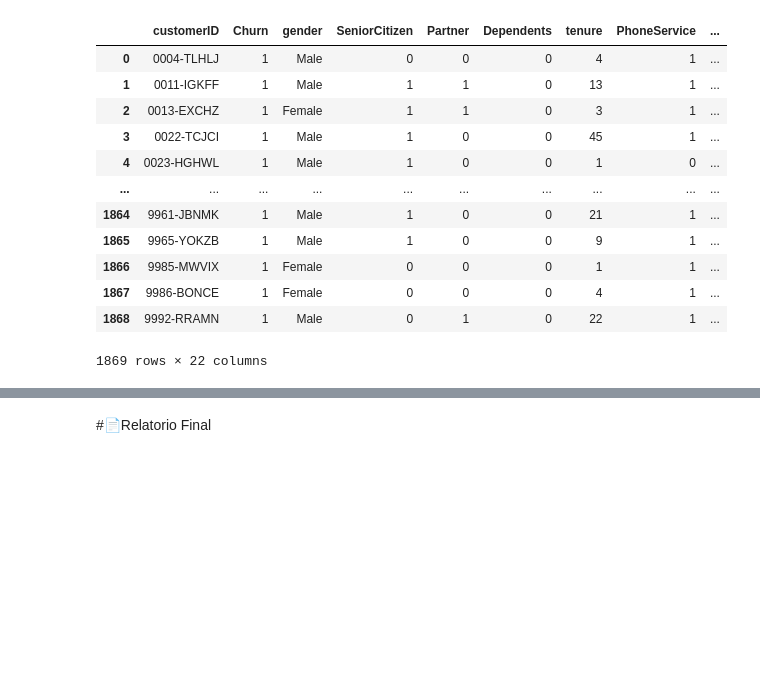
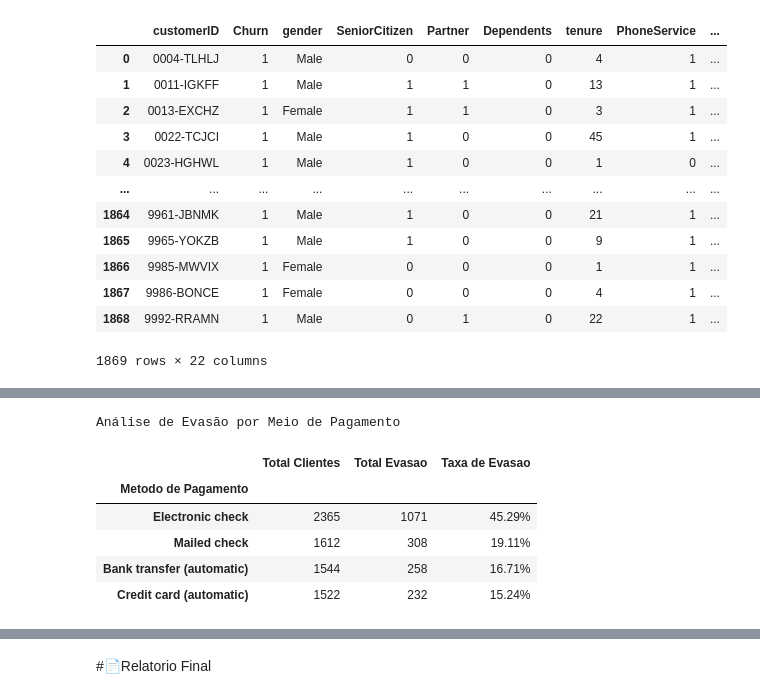
Before and after one commit to AntonioBMesquita/Challenge-Telecomx, a Jupyter notebook: TelecomX_BR.ipynb, the cells around one changed output, grey strips where cells are left out. Cells and saved outputs as stored; diff of their text form; code cells hidden in the pictures; blank space fills up the shorter version.

```diff
--- a/TelecomX_BR.ipynb
+++ b/TelecomX_BR.ipynb
@@ -345,0 +548,31 @@ media_gastos
+# %%
+s_dados_metodo_pagamento = dados_metodo_pagamento.style
+
+s_dados_metodo_pagamento.format({'Taxa de Evasao':'{:.2f}%'})
+
+caption = {
+    'selector':'caption',
+    'props':'text-align:center; background-color: white; font-family: Helvetica; color:black;font-weight:bold;font-size: 16px; text-align: center;border-bottom: 1px solid #000000'
+}
+
+cabecalho = {
+    'selector':'th',
+    'props':'text-align:center; background-color: white; font-family: Helvetica; color:black;'
+}
+
+celulas = {
+    'selector':'td',
+    'props':'text-align:center; background-color: white; font-family: Helvetica; color:black;'
+}
+
+s_dados_metodo_pagamento.set_caption("Análise de Evasão por Meio de Pagamento")
+s_dados_metodo_pagamento.set_table_styles([caption,cabecalho,celulas])
+s_dados_metodo_pagamento
+# %% [output]
+Análise de Evasão por Meio de Pagamento
+|  | Total Clientes | Total Evasao | Taxa de Evasao |
+| Metodo de Pagamento |  |  |  |
+| Electronic check | 2365 | 1071 | 45.29% |
+| Mailed check | 1612 | 308 | 19.11% |
+| Bank transfer (automatic) | 1544 | 258 | 16.71% |
+| Credit card (automatic) | 1522 | 232 | 15.24% |
```
Also changed, not shown: parts of 17 cells of this notebook.
